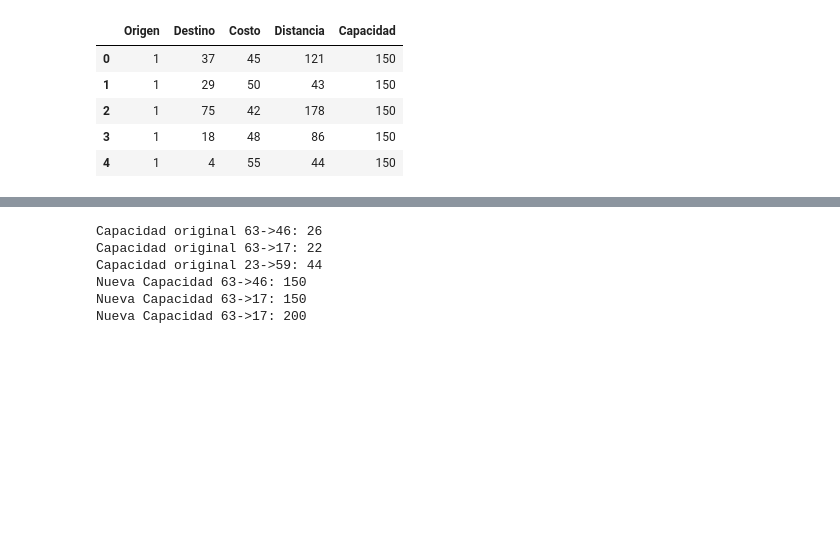
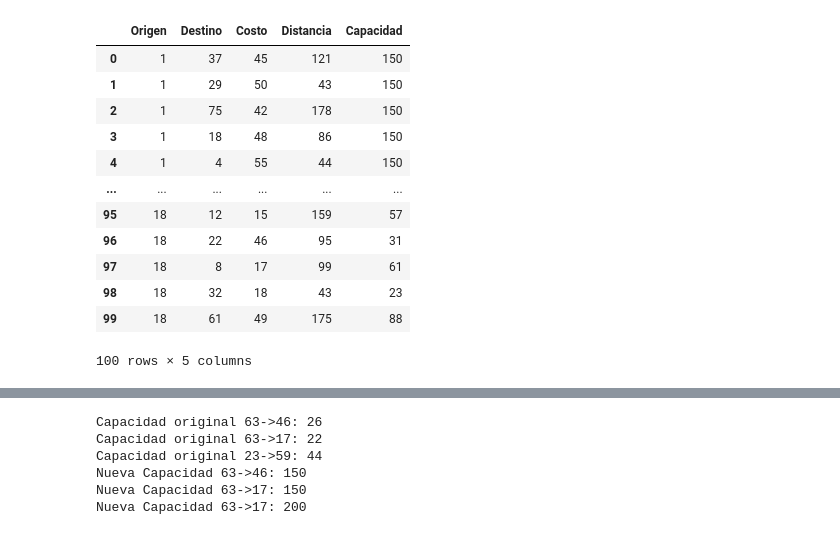
Before and after one commit to Samu-Kiss/UNI-26-10-Proyecto-Optimizacion, a Jupyter notebook: ProyectoOpti1.ipynb, the cells around one changed output, grey strips where cells are left out. Saved outputs shown, nothing was run; the diff lists cells and outputs as text; code cells hidden in the pictures; blank space fills up the shorter version.

```diff
--- a/ProyectoOpti1.ipynb
+++ b/ProyectoOpti1.ipynb
@@ -4,11 +18,21 @@ import numpy as np
 # %%
+# Carga de datos del caso.
+# Cada fila del archivo representa un arco Origen -> Destino
+# con tres atributos: Costo, Distancia y Capacidad.
 url = "https://raw.githubusercontent.com/Samu-Kiss/UNI-26-10-Proyecto-Optimizacion/refs/heads/main/matriz_de_datos2.csv"
 df = pd.read_csv(url)
-df.head()
+df.head(100)
 # %% [output]
 |  | Origen | Destino | Costo | Distancia | Capacidad |
 | 0 | 1 | 37 | 45 | 121 | 150 |
 | 1 | 1 | 29 | 50 | 43 | 150 |
 | 2 | 1 | 75 | 42 | 178 | 150 |
 | 3 | 1 | 18 | 48 | 86 | 150 |
 | 4 | 1 | 4 | 55 | 44 | 150 |
+| ... | ... | ... | ... | ... | ... |
+| 95 | 18 | 12 | 15 | 159 | 57 |
+| 96 | 18 | 22 | 46 | 95 | 31 |
+| 97 | 18 | 8 | 17 | 99 | 61 |
+| 98 | 18 | 32 | 18 | 43 | 23 |
+| 99 | 18 | 61 | 49 | 175 | 88 |
+100 rows × 5 columns
```
Also changed, not shown: parts of 21 cells of this notebook, 1 other file.
